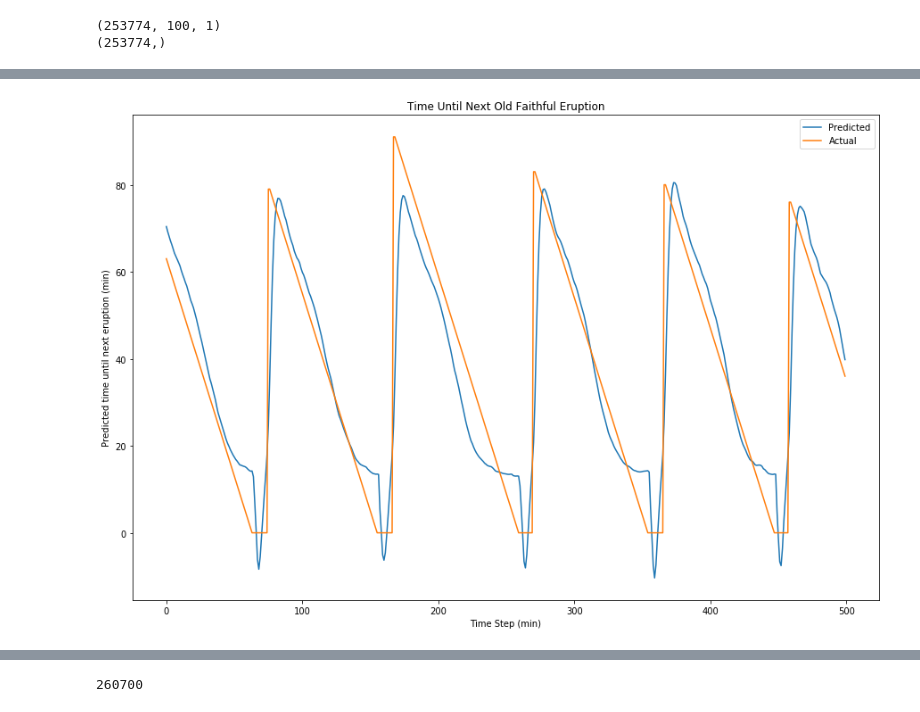
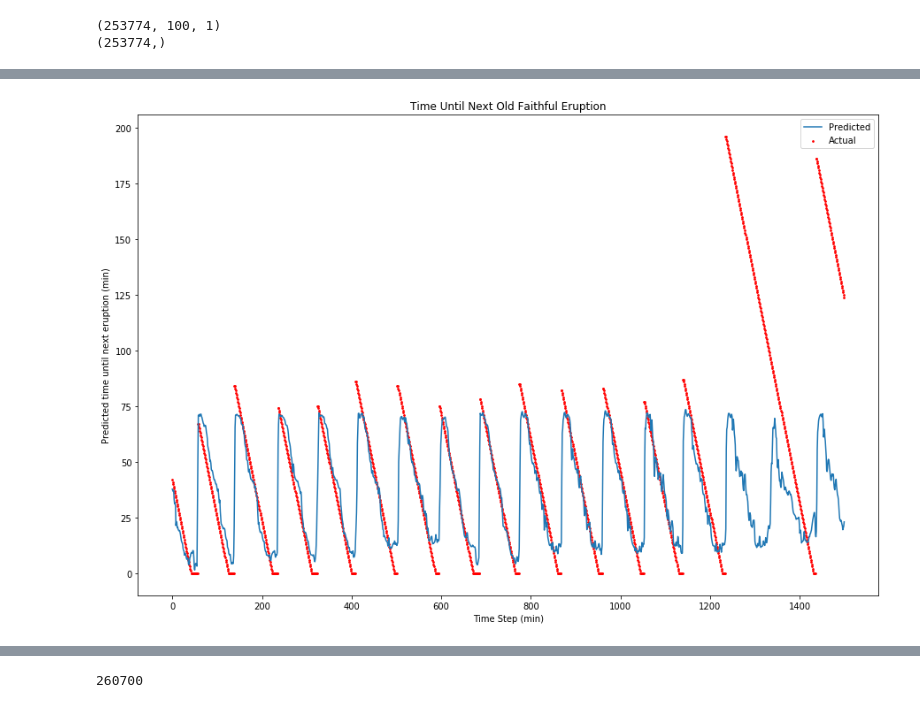
Before and after one commit to clkruse/OldFaithful, a Jupyter notebook: oldFaithfulTemp.ipynb, the cells around one changed output, grey strips where cells are left out. Drawn from its saved outputs; the diff is of its cells as text; code cells hidden in the pictures.

```diff
--- a/oldFaithfulTemp.ipynb
+++ b/oldFaithfulTemp.ipynb
@@ -14,6 +16,6 @@ from numpy import genfromtxt
 # %%
 #fname = '/Users/ckruse/Documents/GitHub/OldFaithful/Old_Faithful_Logger.tsv'
-fname = '/Users/ckruse/Documents/python/OldFaithful/Old_Faithful_Logger.tsv'
+fname = 'https://raw.githubusercontent.com/clkruse/OldFaithful/master/Old_Faithful_Logger.tsv'
 temp = genfromtxt(fname, delimiter = '	')
 time = temp[1:-1,0]
 temp = temp[1:-1,1]
@@ -197,21 +201,25 @@ Epoch 15/15
 # %%
-testPredict = model.predict(X_val)
+scope = range(5000,6500)
+plot_range = range(0,np.max(scope)-np.min(scope)+1)
+
+testPredict = model.predict(X_val[scope])
 testPredict = ((testPredict+1)/2)*196
 
 trainPredict = model.predict(X[0:150])
 trainPredict = ((trainPredict+1)/2)*196
 normY = ((Y_val+1)/2)*196
 
+
 plt.figure(figsize=(15,10))
-plt.plot(testPredict[0:500,0])
-plt.plot(normY[0:500])
+plt.plot(testPredict[plot_range,0])
+plt.scatter(plot_range,normY[scope],s=3, c=[1,0,0])
 plt.xlabel('Time Step (min)')
 plt.ylabel('Predicted time until next eruption (min)')
 plt.title('Time Until Next Old Faithful Eruption')
 plt.legend(['Predicted', 'Actual'])
 plt.show()
 # %% [output]
-[figure, old version]
+[figure, new version]
 # %%
 
 plt.figure(figsize=(10,7))
```
Also changed, not shown: parts of 8 cells of this notebook, 1 other file.
